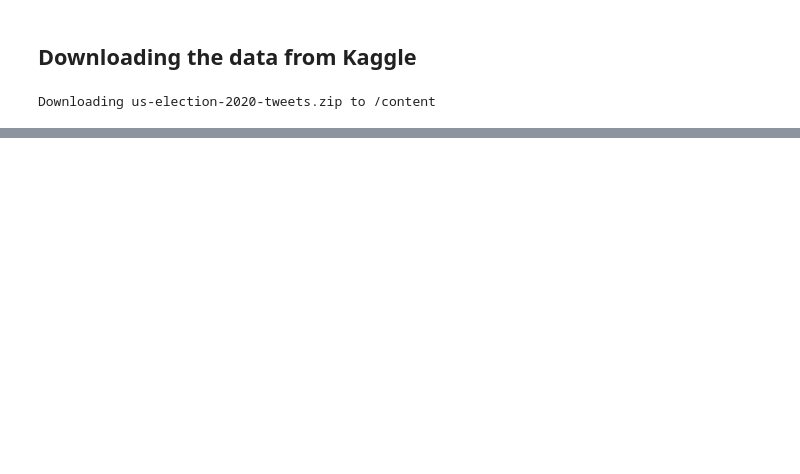
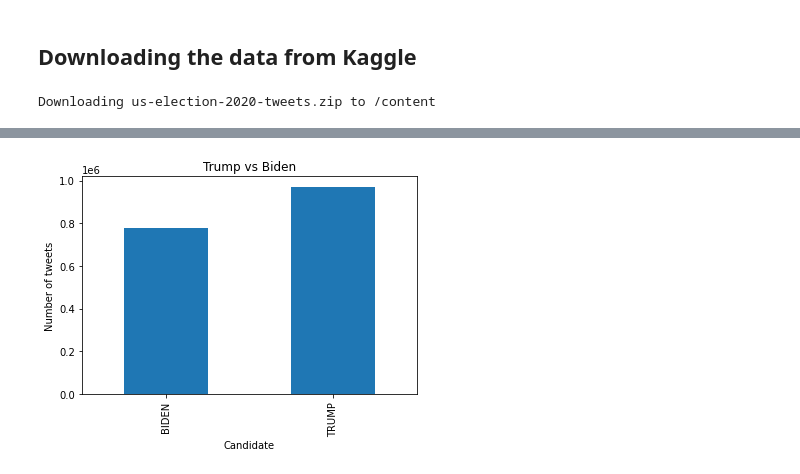
Before and after one commit to divyanshoze/Twitter_Sentiment_Analysis, a Jupyter notebook: Twitter_Sentiment_Analysis.ipynb, the cells around one changed output, grey strips where cells are left out. Drawn from its saved outputs; the diff is of its cells as text; code cells hidden in the pictures; blank space fills up the shorter version.

Commit message:
Plotted graphs of the data but using python

```diff
--- a/Twitter_Sentiment_Analysis.ipynb
+++ b/Twitter_Sentiment_Analysis.ipynb
@@ -14,0 +27,10 @@ Downloading us-election-2020-tweets.zip to /content
+# %%
+trump = pd.read_csv('/content/data/hashtag_donaldtrump.csv',lineterminator='\n')
+biden = pd.read_csv('/content/data/hashtag_joebiden.csv',lineterminator='\n')
+
+
+#print(trump.shape)
+#print(biden.shape)
+
+print(trump.info())
+print(biden.info())
@@ -14,0 +55,10 @@ Downloading us-election-2020-tweets.zip to /content
+# %%
+# Adding a new column to differentiate between tweets of Biden and Trump
+# Basically adding labels
+trump["Candidate"] = "TRUMP"
+biden["Candidate"] = "BIDEN"
+
+# Concat the data frames
+Data_Mixed = pd.concat([trump,biden])
+Data_Mixed.sort_values(by='created_at')
+Data_Mixed.head()
@@ -14,0 +73,8 @@ Downloading us-election-2020-tweets.zip to /content
+# %%
+# Plot the number of tweets for each candidate
+Data_Mixed.groupby('Candidate')['tweet'].count().plot.bar()
+plt.ylabel('Number of tweets')
+plt.title('Trump vs Biden')
+plt.show()
+# %% [output]
+[figure, added]
```
Also changed, not shown: parts of 18 cells of this notebook.
